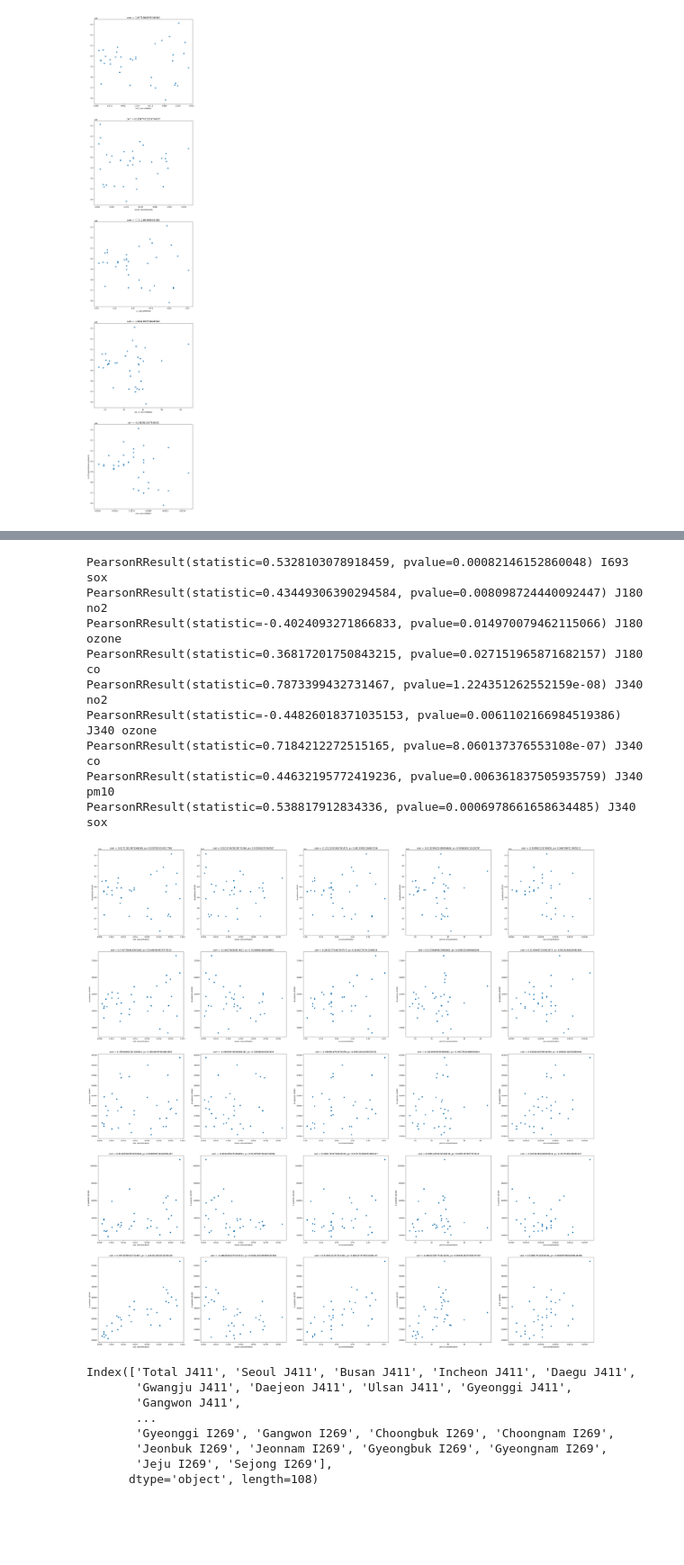
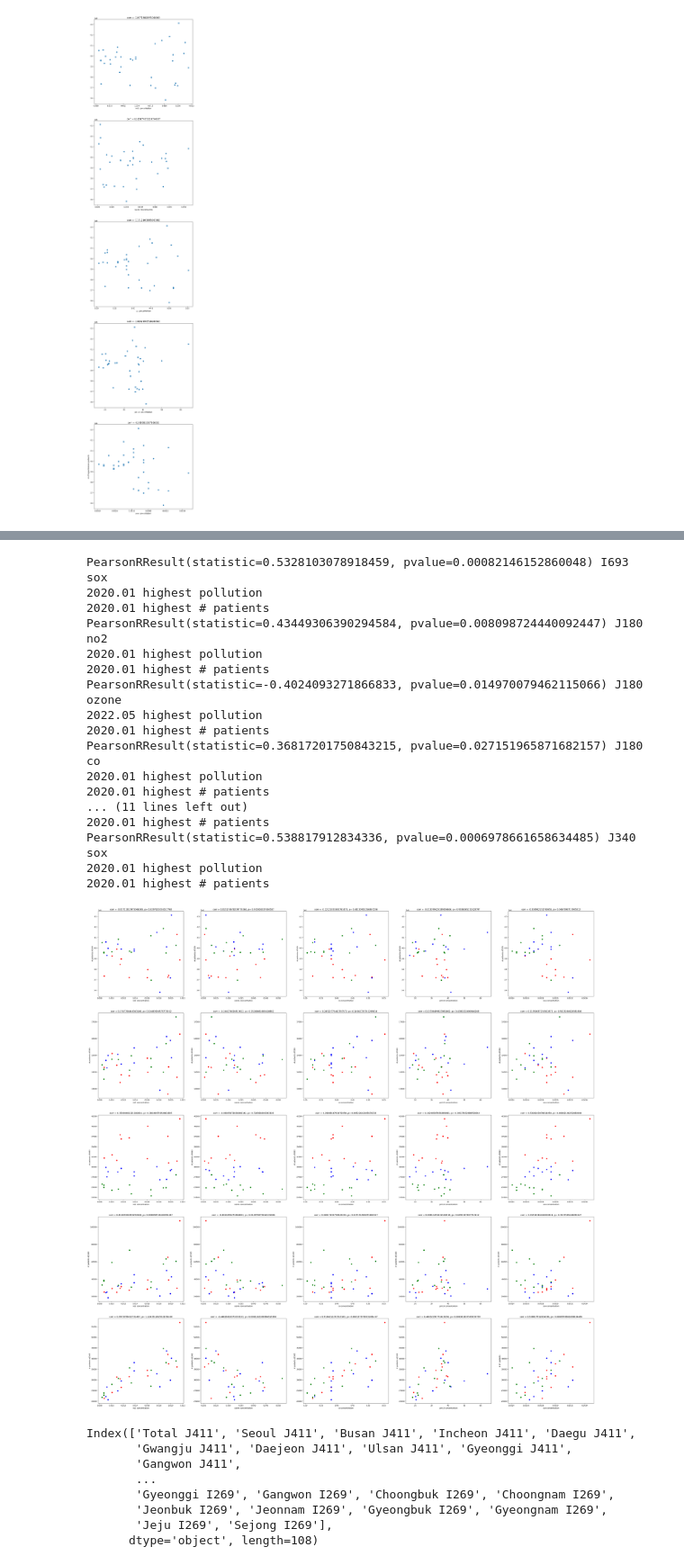
Before and after one commit to seohyeonlee2020/p-ollution, a Jupyter notebook: correlate.ipynb, the cells around one changed output, grey strips where cells are left out. Shown at 90% size. Drawn from its saved outputs; the diff is of its cells as text; code cells hidden in the pictures; blank space fills up the shorter version.

```diff
--- a/correlate.ipynb
+++ b/correlate.ipynb
@@ -130,29 +125,54 @@ Text(0, 0.5, '# of  patients')
 # %%
+#TODO: assign different colors for each yr
+
 fig, axs = plt.subplots(nrows=len(disease_codes), ncols = len(pollutants), figsize=(10*len(disease_codes), 10*len(pollutants)))
 for code_idx, disease in enumerate(disease_codes):
     num_pat = numpatients[disease]
     for pol_idx, pollutant in enumerate(pollutants):
         poll = df_dict[pollutant].astype('float64').mean(axis=1)[2020.01:]
-        axs[code_idx][pol_idx].scatter(poll, num_pat)
+
+        # subplt_setosa = ax_lst[i][j].scatter(features[0][j], features[0][i], **{'marker': '.'}, c = 'red', label = target_names[targets[0]])
+        #     subplt_versicolor= ax_lst[i][j].scatter(features[50][j], features[50][i], **{'marker': '.'}, c = 'green', label = target_names[targets[50]])
+        #     subplt_virginica= ax_lst[i][j].scatter(features[100][j], features[100][i], **{'marker': '.'}, c = 'blue', la
+        axs[code_idx][pol_idx].scatter(poll[2020.01: 2021.01], num_pat[2020.01: 2021.01], c = 'red')
+        axs[code_idx][pol_idx].scatter(poll[2021.01:2022.01], num_pat[2021.01:2022.01], c = 'blue')
+        axs[code_idx][pol_idx].scatter(poll[2022.01:], num_pat[2022.01:], c = 'green')
         axs[code_idx][pol_idx].set_xlabel(pollutant+" concentration")
         axs[code_idx][pol_idx].set_ylabel("# patients of"+ disease)
         c = pearsonr(num_pat.values, poll.values)
         axs[code_idx][pol_idx].set_title("corr = "+str(c.statistic) + ", p= " + str(c.pvalue))
 
         if c.pvalue < 0.05:
             print(c, disease, pollutant)
+            print(poll.idxmax(), 'highest pollution')
+            print(num_pat.idxmax(), 'highest # patients')
+            #print corresponding num_patients (-> from the same region)
+            #identify data points with high air pollution AND num patients
+
     plt.ylabel("# of  patients")
+
+
+
+    #based on entire ountry. time periods when both pollution and # patients were high?
 # %% [output]
 PearsonRResult(statistic=0.5328103078918459, pvalue=0.00082146152860048) I693 sox
+2020.01 highest pollution
+2020.01 highest # patients
 PearsonRResult(statistic=0.43449306390294584, pvalue=0.008098724440092447) J180 no2
+2020.01 highest pollution
+2020.01 highest # patients
 PearsonRResult(statistic=-0.4024093271866833, pvalue=0.014970079462115066) J180 ozone
+2022.05 highest pollution
+2020.01 highest # patients
 PearsonRResult(statistic=0.36817201750843215, pvalue=0.027151965871682157) J180 co
-PearsonRResult(statistic=0.7873399432731467, pvalue=1.224351262552159e-08) J340 no2
-PearsonRResult(statistic=-0.44826018371035153, pvalue=0.0061102166984519386) J340 ozone
-PearsonRResult(statistic=0.7184212272515165, pvalue=8.060137376553108e-07) J340 co
-PearsonRResult(statistic=0.44632195772419236, pvalue=0.006361837505935759) J340 pm10
+2020.01 highest pollution
+2020.01 highest # patients
+... (11 lines left out)
+2020.01 highest # patients
 PearsonRResult(statistic=0.538817912834336, pvalue=0.0006978661658634485) J340 sox
+2020.01 highest pollution
+2020.01 highest # patients
-[figure, old version]
+[figure, new version]
 # %%
 #breakdown by region. try seoul?
 
```
Also changed, not shown: parts of 5 cells of this notebook, 4 other files.
